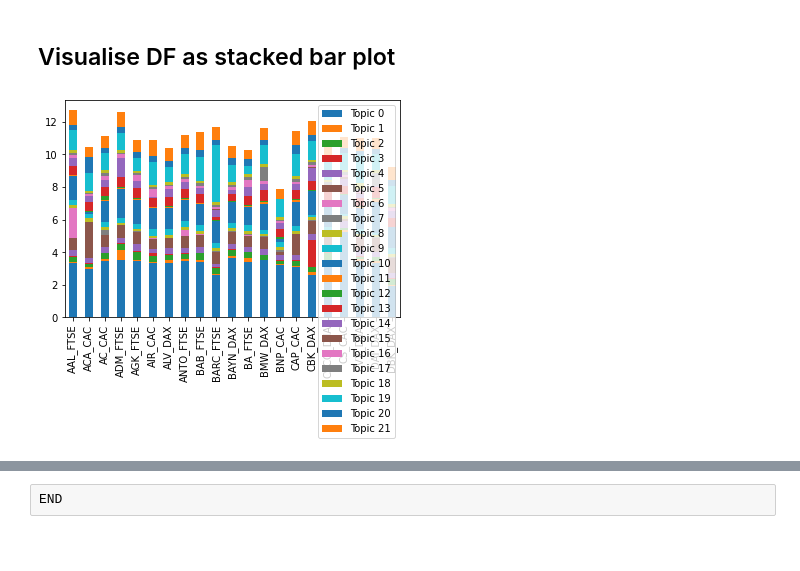
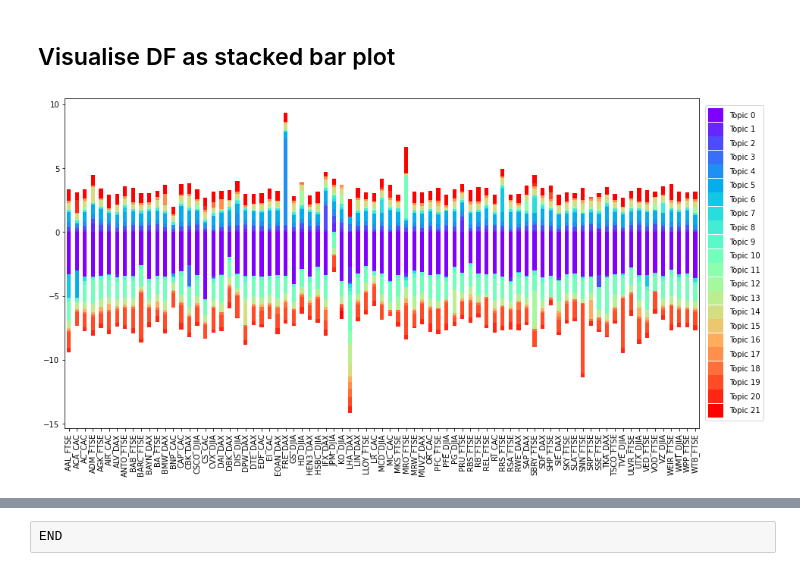
Before and after one commit to Arisiru/dtm-reports-analysis, a Jupyter notebook: notebooks/interpretation_n-1_experiment.ipynb, the cells around one changed output, grey strips where cells are left out. Drawn from its saved outputs; the diff is of its cells as text; code cells hidden in the pictures; blank space fills up the shorter version.

Commit message:
Added final visualisation

```diff
--- a/notebooks/interpretation_n-1_experiment.ipynb
+++ b/notebooks/interpretation_n-1_experiment.ipynb
@@ -144,7 +148,7 @@ all_tickers = get_tickers(FILES['tickers'])
 def get_return_delta(base_return, run_return):
     delta = []
     for topic_id in range(number_of_topics):
-        delta.append(abs(base_return[topic_id] - run_return[topic_id]))
+        delta.append(base_return[topic_id] - run_return[topic_id])
 
 
     return delta
@@ -179,7 +183,7 @@ def get_run_return(ticker, tickers_in_order, t):
     return last_day_returns
 # %%
 returns = {}
-max_i = 20
+max_i = 100
 i = 0
 for ticker in all_tickers:
     ticker_deducted = [x for x in all_tickers if x != ticker]
@@ -223,6 +216,23 @@ df_deltas.head(70)
 # %% [markdown]
 ## Visualise DF as stacked bar plot
+# %%
+colors_map = plt.cm.get_cmap('rainbow', number_of_topics)
+colors_topic = [colors_map(x) for x in range(number_of_topics)]
+color_north = colors_topic[4]
+color_south = colors_topic[-4]
 # %%
-ax = df_deltas.plot.bar(stacked=True)
+fig, ax = plt.subplots(
+    nrows=1,
+    ncols=1,
+    figsize=(15, 8))
+
+
+df_deltas.plot.bar(ax=ax, stacked=True, color=colors_topic)
+lgd = ax.legend(bbox_to_anchor=(1.055, 0.99), loc="upper center", ncol=1, handleheight=2.4, labelspacing=0.05)
+
+#save plot
+pp = PdfPages(os.path.join(PATHS['original_run_interpretation'], 'return_plots', 'n-1_returns_stack.pdf'))
+plt.savefig(pp, format='pdf', bbox_extra_artists=(lgd,), bbox_inches='tight')
+pp.close()
 # %% [output]
-[figure, old version]
+[figure, new version]
```
Also changed, not shown: parts of 3 cells of this notebook.
